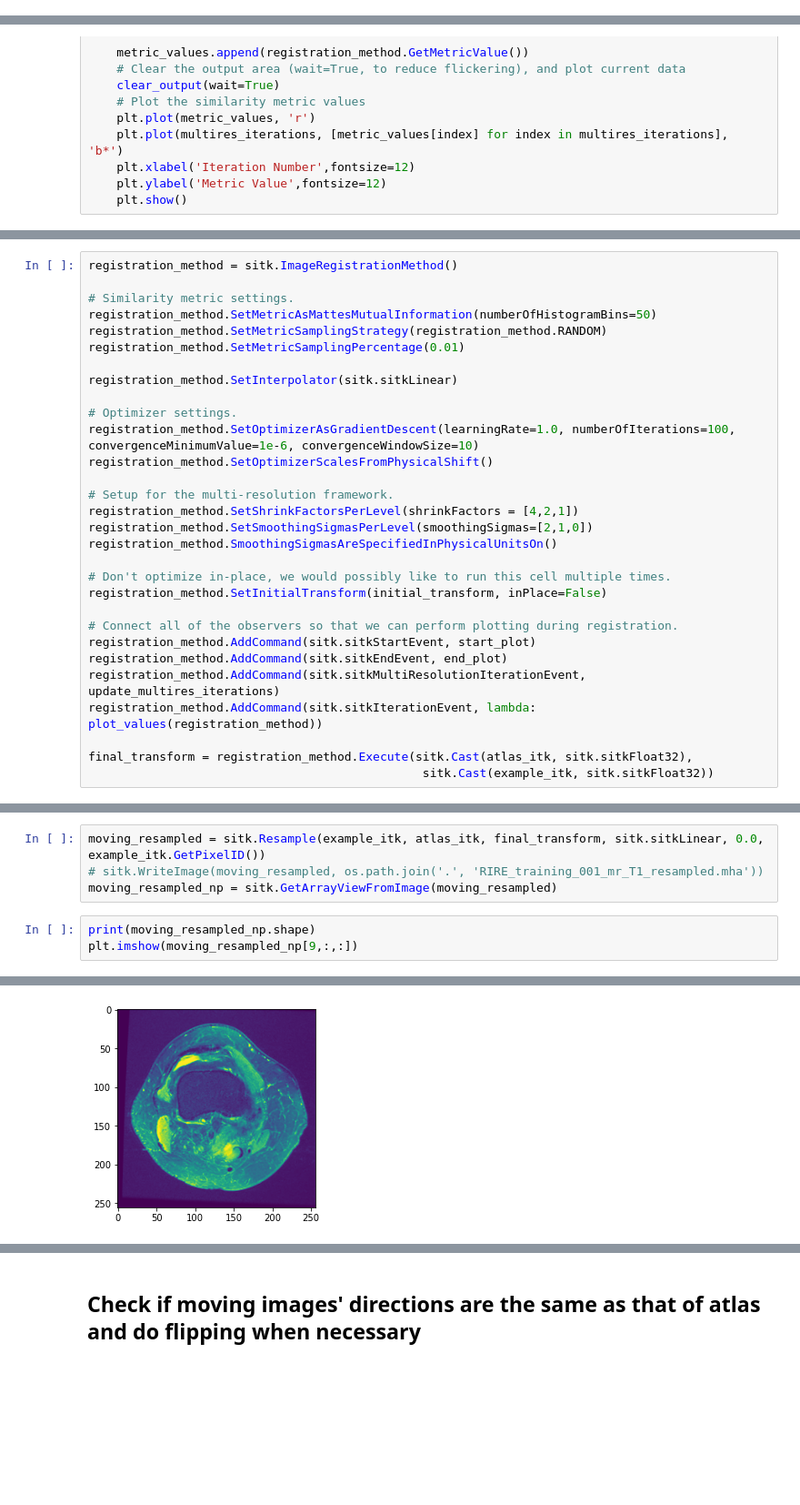
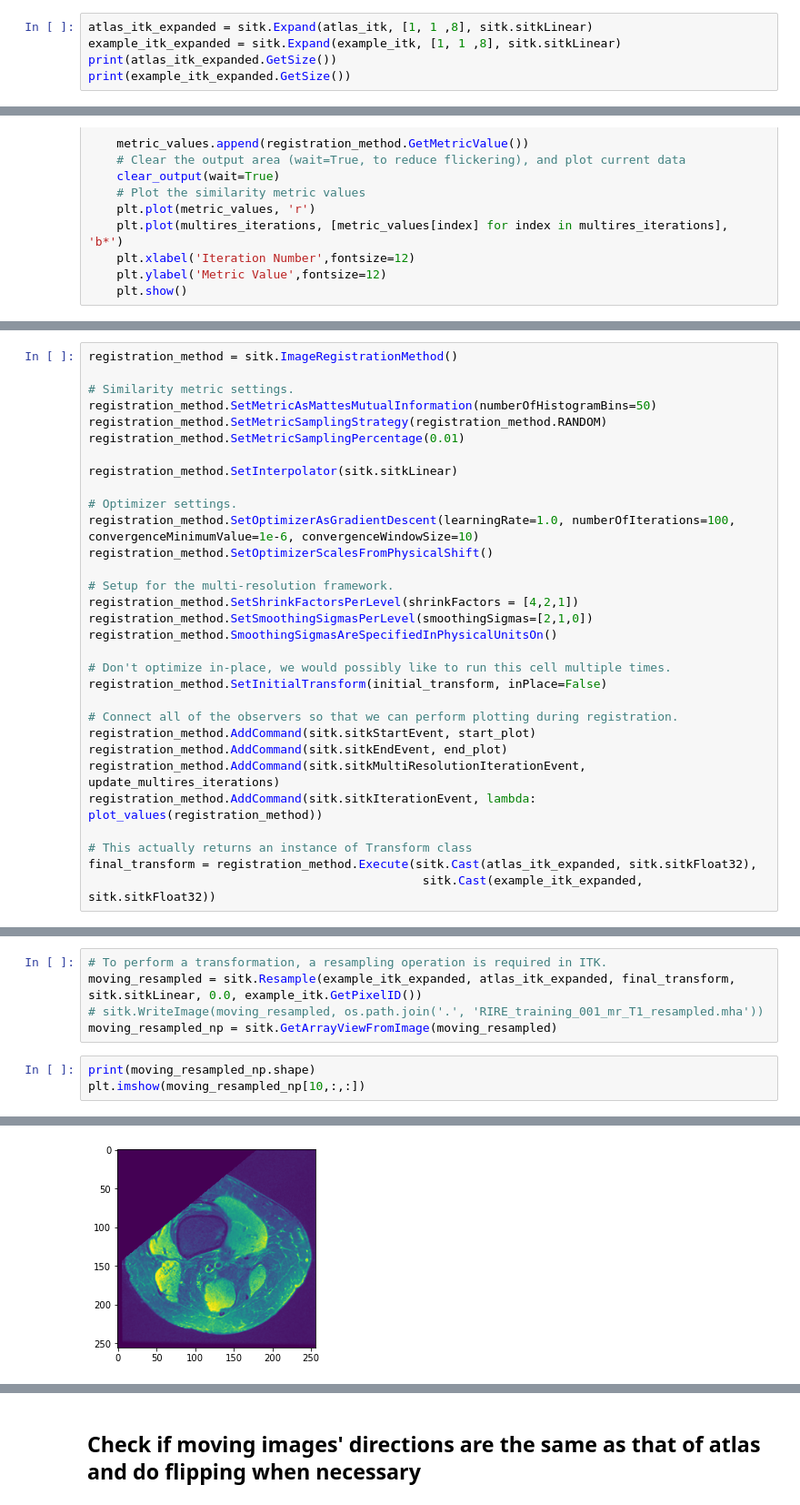
Before and after one commit to onestarYX/MSK-Image-Registration, a Jupyter notebook: MRNet/dataPreprocessor.ipynb, the cells around one changed output, grey strips where cells are left out. Shown at 91% size. Saved outputs shown, nothing was run; the diff lists cells and outputs as text; blank space fills up the shorter version.

```diff
--- a/MRNet/dataPreprocessor.ipynb
+++ b/MRNet/dataPreprocessor.ipynb
@@ -80,0 +89,5 @@ print(atlas_itk.GetSize())
+# %%
+atlas_itk_expanded = sitk.Expand(atlas_itk, [1, 1 ,8], sitk.sitkLinear)
+example_itk_expanded = sitk.Expand(example_itk, [1, 1 ,8], sitk.sitkLinear)
+print(atlas_itk_expanded.GetSize())
+print(example_itk_expanded.GetSize())
@@ -149,6 +186,7 @@ registration_method.AddCommand(sitk.sitkEndEvent, end_plot)
 registration_method.AddCommand(sitk.sitkMultiResolutionIterationEvent, update_multires_iterations)
 registration_method.AddCommand(sitk.sitkIterationEvent, lambda: plot_values(registration_method))
 
-final_transform = registration_method.Execute(sitk.Cast(atlas_itk, sitk.sitkFloat32),
-                                               sitk.Cast(example_itk, sitk.sitkFloat32))
+# This actually returns an instance of Transform class
+final_transform = registration_method.Execute(sitk.Cast(atlas_itk_expanded, sitk.sitkFloat32),
+                                               sitk.Cast(example_itk_expanded, sitk.sitkFloat32))
 # %% [output]
@@ -156,8 +202,9 @@ final_transform = registration_method.Execute(sitk.Cast(atlas_itk, sitk.sitkFloa
 # %%
-moving_resampled = sitk.Resample(example_itk, atlas_itk, final_transform, sitk.sitkLinear, 0.0, example_itk.GetPixelID())
+# To perform a transformation, a resampling operation is required in ITK.
+moving_resampled = sitk.Resample(example_itk_expanded, atlas_itk_expanded, final_transform, sitk.sitkLinear, 0.0, example_itk.GetPixelID())
 # sitk.WriteImage(moving_resampled, os.path.join('.', 'RIRE_training_001_mr_T1_resampled.mha'))
 moving_resampled_np = sitk.GetArrayViewFromImage(moving_resampled)
 # %%
 print(moving_resampled_np.shape)
-plt.imshow(moving_resampled_np[9,:,:])
+plt.imshow(moving_resampled_np[10,:,:])
 # %% [output]
@@ -165,2 +212,2 @@ plt.imshow(moving_resampled_np[9,:,:])
 <matplotlib.image.AxesImage at 0x...>
-[figure, old version]
+[figure, new version]
```
Also changed, not shown: parts of 19 cells of this notebook, 2 other files.
